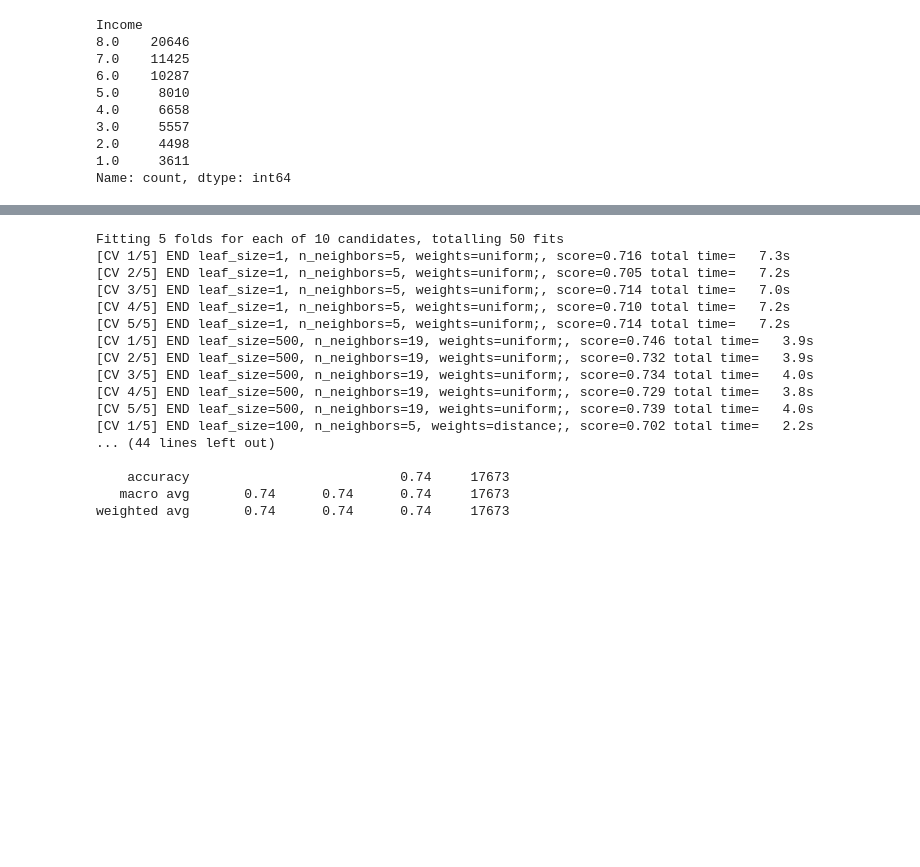
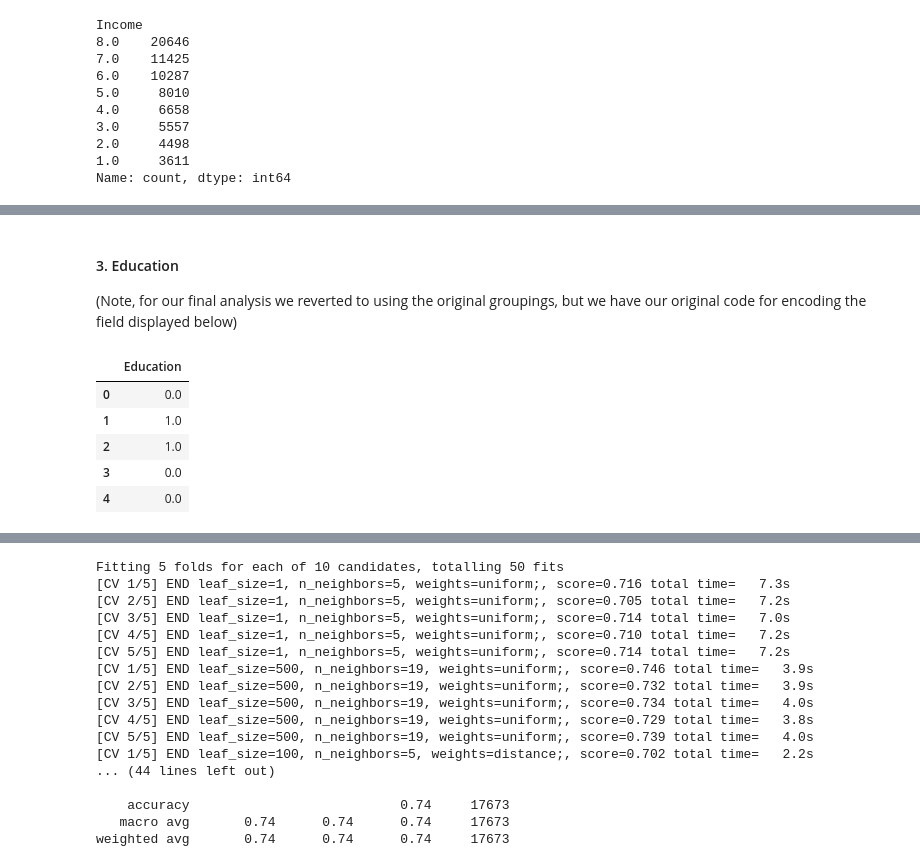
Before and after one commit to yiannisp1822/Project2_Diabetes, a Jupyter notebook: diabetes-prediction-modeling-s_copy.ipynb, the cells around one changed output, grey strips where cells are left out. Drawn from its saved outputs; the diff is of its cells as text; code cells hidden in the pictures; blank space fills up the shorter version.

```diff
--- a/diabetes-prediction-modeling-s_copy.ipynb
+++ b/diabetes-prediction-modeling-s_copy.ipynb
@@ -581,0 +495,28 @@ weighted avg       0.74      0.74      0.74     17673
+# %% [markdown]
+#### 3. Education
+(Note, for our final analysis we reverted to using the original groupings, but we have our original code for encoding the field displayed below)
+# %%
+# create encoder and fit
+# We used an ordinal category since they were categorical, 1 denoting lower education, and 2 denoting higher education. So since it was ordered, we used an ordinal encoder
+encode_educ = OrdinalEncoder(categories=[['Lower Education', 'Higher Education']], handle_unknown='use_encoded_value', unknown_value=-1)
+
+# fit the encoder to the education training data
+encode_educ.fit(x_train_init['Education'].values.reshape(-1,1))
+
+# transform the encoder onto both the training and testing education field
+encode_educ_train = encode_educ.transform(x_train_init['Education'].values.reshape(-1, 1))
+encode_educ_test = encode_educ.transform(x_test_init['Education'].values.reshape(-1, 1))
+
+# create the dfs that has the newly encoded data
+encode_educ_df_train = pd.DataFrame(encode_educ_train, columns=['Education'])
+encode_educ_df_test = pd.DataFrame(encode_educ_test, columns=['Education'])
+
+# display the new education column
+encode_educ_df_train.head()
+# %% [output]
+|  | Education |
+| 0 | 0.0 |
+| 1 | 1.0 |
+| 2 | 1.0 |
+| 3 | 0.0 |
+| 4 | 0.0 |
```
Also changed, not shown: parts of 135 cells of this notebook, 1 other file.
